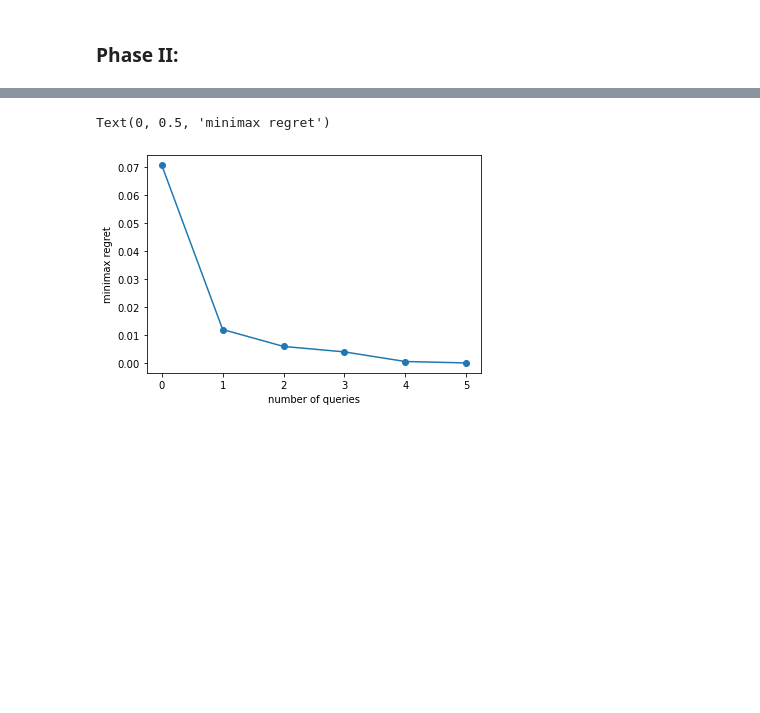
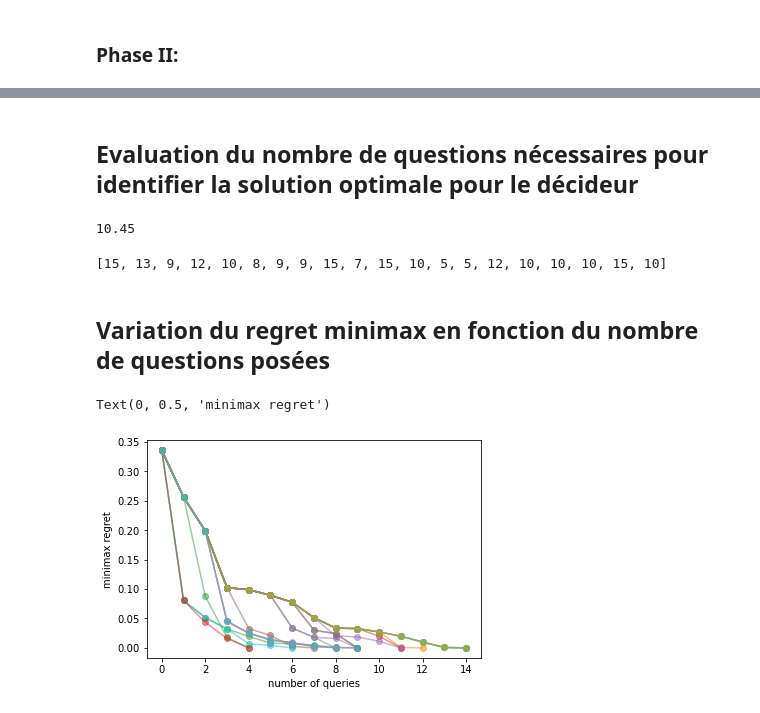
Before and after one commit to Kai-Luan/MADMC_Project, a Jupyter notebook: Code/experience.ipynb, the cells around one changed output, grey strips where cells are left out. Cells and saved outputs as stored; diff of their text form; code cells hidden in the pictures; blank space fills up the shorter version.

```diff
--- a/Code/experience.ipynb
+++ b/Code/experience.ipynb
@@ -43,9 +41,0 @@ nombre de points non-dominés trouvés: 268
-# %%
-# On sauvegarde les points dans l'espace des critères
-file_output = './sol/I2dim.sol'
-if not os.path.isfile(file_output):
-    np.savetxt(file_output, points)
-points = np.loadtxt(file_output)
-points = points.astype(int)
-YND = [(None,p) for p in points]
-points.shape
@@ -80,21 +44,18 @@ print(y.sum(0))
 # %%
 eps = 1e-4
-model = Model(dim=p, mode=mode)
-
-o1, o2, regret = model.CSS(YND)
-minmax_regrets = [regret]
-
-print(f'Start | {regret =: .2f}')
-print(o1[1], o2[1])
-it = 1
-
-# ### CORRIGER LE SORT
-#
-while regret > eps:
-    if DM.ask(o1, o2): model.update(o1,o2)
-    else: model.update(o2,o1)
+L = []
+mode = 'EU'
+for epoch in range(20):
+    print(f'{epoch = }')
+    DM = DecisionMaker(p, mode)
+    model = Model(dim=p, mode=mode)
     o1, o2, regret = model.CSS(YND)
-    minmax_regrets.append(regret)
-    print(f'{it = } | {regret =: .2f} | {o1[1]} {o2[1]}')
-    it += 1
+    minmax_regrets = [regret]
+    it = 1
+    while regret > eps:
+        if DM.ask(o1, o2): model.update(o1,o2)
+        else: model.update(o2,o1)
+        o1, o2, regret = model.CSS(YND)
+        minmax_regrets.append(regret)
+    L.append(minmax_regrets)
 # %% [output]
@@ -118,7 +79,21 @@ it = 21 | regret = 0.00 | [20260 19926 18312] [19326 18843 19077]
-# %%
-plt.plot(minmax_regrets, 'o-')
-plt.xlabel('number of queries')
-plt.ylabel('minimax regret')
-# %% [output]
-Text(0, 0.5, 'minimax regret')
-[figure, removed]
+# %% [markdown]
+## Evaluation du nombre de questions nécessaires pour identifier la solution optimale pour le décideur
+# %%
+sizes = [len(x) for x in L]
+print(np.mean(sizes))
+# %% [output]
+10.45
+# %%
+sizes
+# %% [output]
+[15, 13, 9, 12, 10, 8, 9, 9, 15, 7, 15, 10, 5, 5, 12, 10, 10, 10, 15, 10]
+# %% [markdown]
+## Variation du regret minimax en fonction du nombre de questions posées
+# %%
+for regrets in L:
+    plt.plot(regrets, 'o-', alpha=0.5)
+plt.xlabel('number of queries')
+plt.ylabel('minimax regret')
+# %% [output]
+Text(0, 0.5, 'minimax regret')
+[figure, added]
```
Also changed, not shown: parts of 9 cells of this notebook, 12 other files.
